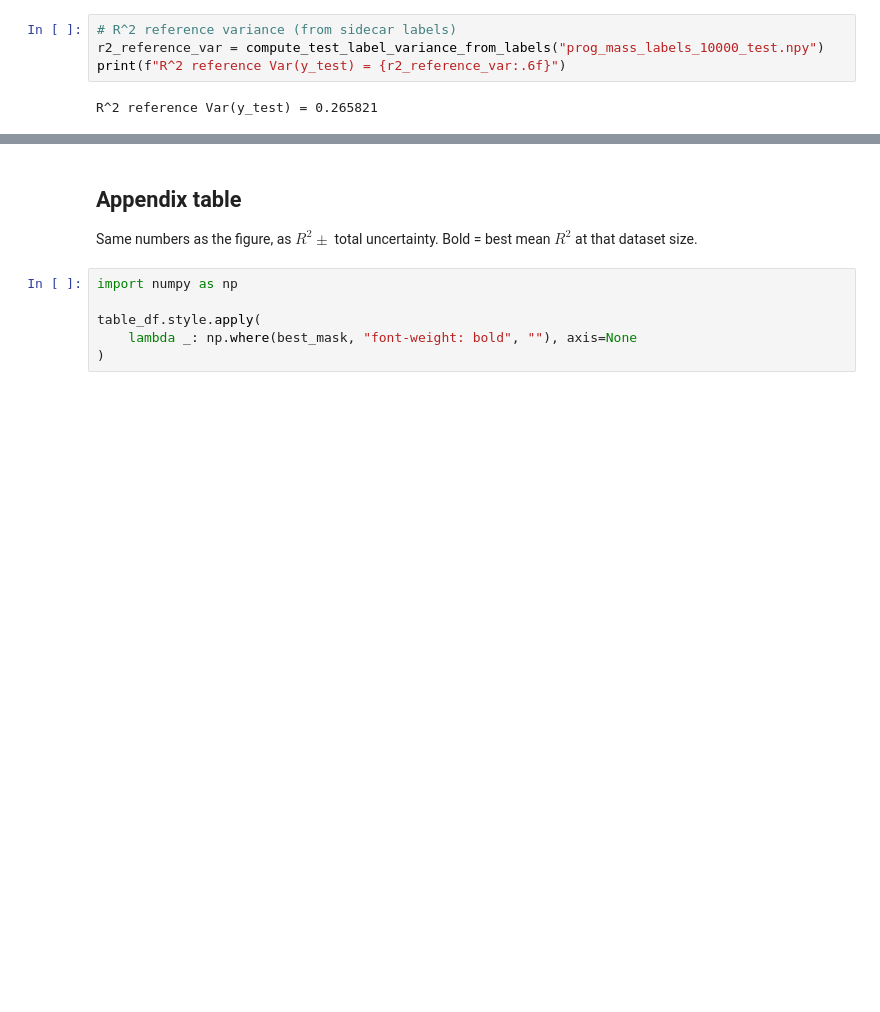
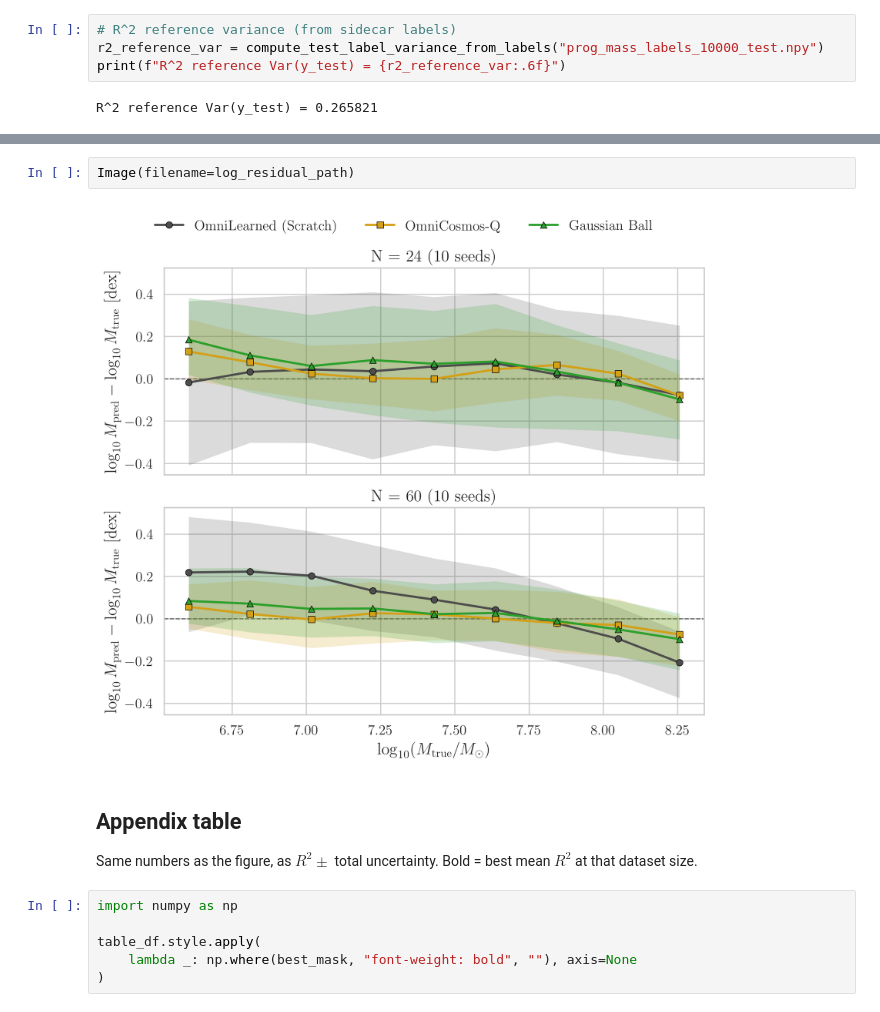
Before and after one commit to rushingfox/stellar-stream-transfer-learning, a Jupyter notebook: evaluation/reproduce_main_figure.ipynb, the cells around one changed output, grey strips where cells are left out. Drawn from its saved outputs; the diff is of its cells as text; blank space fills up the shorter version.

```diff
--- a/evaluation/reproduce_main_figure.ipynb
+++ b/evaluation/reproduce_main_figure.ipynb
@@ -145,3 +159,7 @@ Image(filename=scatter_path)
+# %%
+Image(filename=log_residual_path)
+# %% [output]
+[figure, added]
 # %% [markdown]
 ## Appendix table
 
```
Also changed, not shown: parts of 4 cells of this notebook, 20 other files.
